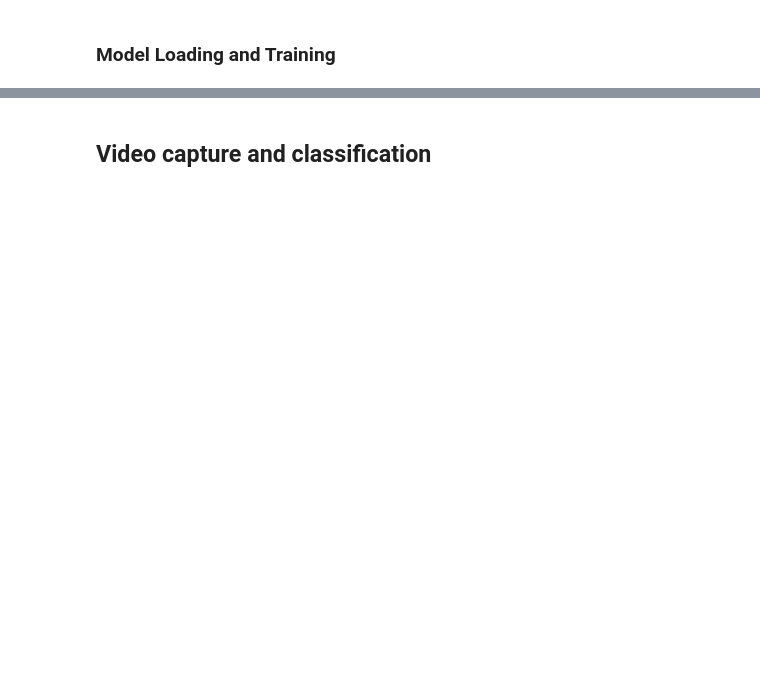
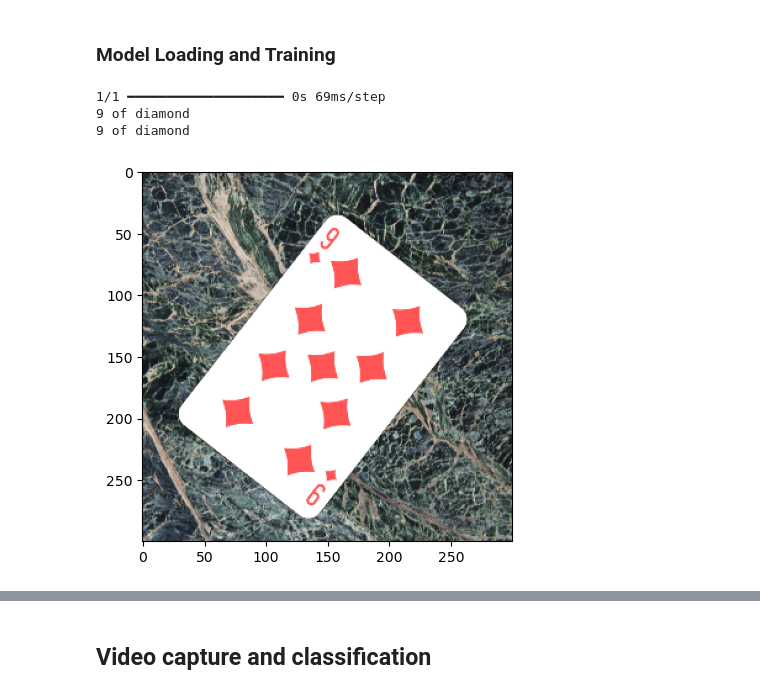
Before and after one commit to RioVossKernan/PerfectingPoker, a Jupyter notebook: model.ipynb, the cells around one changed output, grey strips where cells are left out. Drawn from its saved outputs; the diff is of its cells as text; code cells hidden in the pictures; blank space fills up the shorter version.

```diff
--- a/model.ipynb
+++ b/model.ipynb
@@ -147,6 +164,24 @@ model.build((None, 300, 300, 3))
 model.load_weights("model_weights_e80_a88.weights.h5")
 
 model.compile(optimizer=model.optimizer, loss=model.loss_fn, metrics=['accuracy'])
+# %%
+# THIS IS TO TEST THE MODEL ON THE DATASET
+values = ['2', '3', '4', '5', '6', '7', '8', '9', '10', 'J', 'Q', 'K', 'A']
+suits = ['club', 'diamond', 'heart', 'spade']
+class_names = [f"{v} of {s}" for v in values for s in suits]
+
+sample = train_dataset.take(1).as_numpy_iterator().next()
+
+plt.imshow(sample[0][0])
+print(class_names[np.argmax(model.predict(sample[0][0][tf.newaxis, ...]), axis=1)[0]])
+print(class_names[sample[1][0]])
+
+plt.show()
+# %% [output]
+1/1 ━━━━━━━━━━━━━━━━━━━━ 0s 69ms/step
+9 of diamond
+9 of diamond
+[figure, added]
 # %%
 model.fit(train_dataset,
           validation_data=val_dataset,
```
Also changed, not shown: parts of 8 cells of this notebook.
